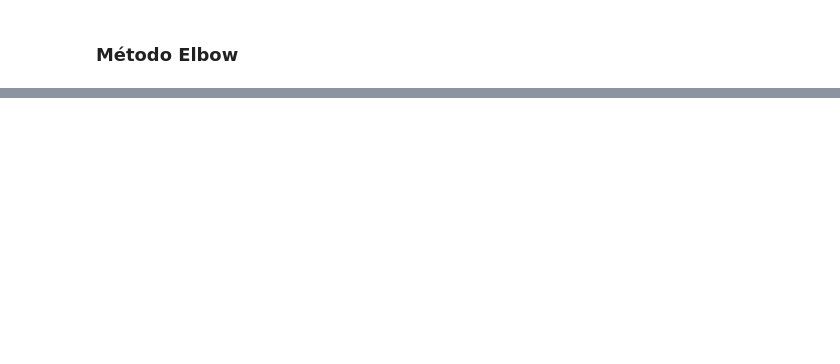
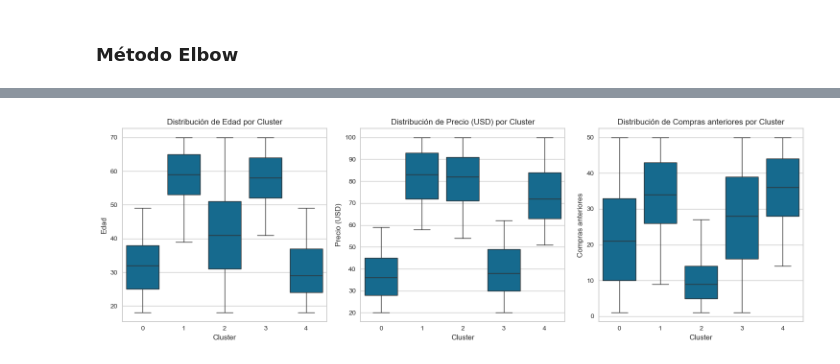
Before and after one commit to RalphNM1/InteligenciaArtificial, a Jupyter notebook: Ejercicios/Clustering/Clustering.ipynb, the cells around one changed output, grey strips where cells are left out. Saved outputs shown, nothing was run; the diff lists cells and outputs as text; code cells hidden in the pictures; blank space fills up the shorter version.

```diff
--- a/Ejercicios/Clustering/Clustering.ipynb
+++ b/Ejercicios/Clustering/Clustering.ipynb
@@ -213,0 +159,6 @@ X does not have valid feature names, but KMeans was fitted with feature names
+# %%
+df_reducido = df_reducido[['Edad', 'Precio (USD)', 'Compras anteriores']].copy()
+df_reducido['Cluster'] = kmeans.fit_predict(df_reducido)
+
+
+df_reducido
@@ -213,0 +222,15 @@ X does not have valid feature names, but KMeans was fitted with feature names
+# %%
+plt.figure(figsize=(15, 5))
+
+# Excluir la columna 'Cluster' de la iteración
+features = ['Edad', 'Precio (USD)', 'Compras anteriores']
+
+for i, feature in enumerate(features):
+    plt.subplot(1, len(features), i+1)  # Ajustar según el número de características
+    sns.boxplot(x='Cluster', y=feature, data=df_reducido)
+    plt.title(f'Distribución de {feature} por Cluster')
+
+plt.tight_layout()
+plt.show()
+# %% [output]
+[figure, added]
```
Also changed, not shown: parts of 11 cells of this notebook.
